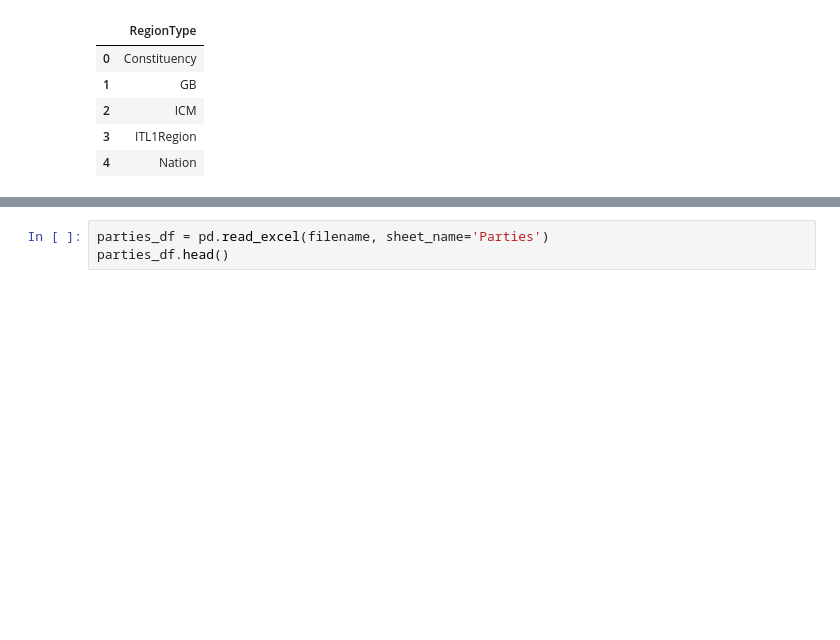
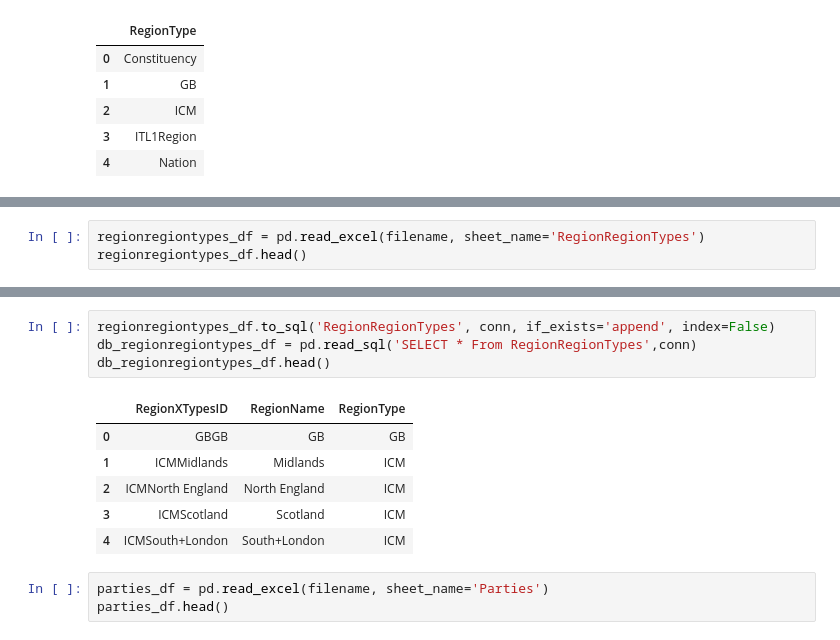
Before and after one commit to danielunderwood2292/Public, a Jupyter notebook: Elections/B_Insert_Initial_Info.ipynb, the cells around one changed output, grey strips where cells are left out. Drawn from its saved outputs; the diff is of its cells as text; blank space fills up the shorter version.

```diff
--- a/Elections/B_Insert_Initial_Info.ipynb
+++ b/Elections/B_Insert_Initial_Info.ipynb
@@ -75,0 +77,3 @@ db_regions_df.head()
+# %%
+regionregiontypes_df = pd.read_excel(filename, sheet_name='RegionRegionTypes')
+regionregiontypes_df.head()
@@ -76,3 +87,14 @@ db_regions_df.head()
+# %%
+regionregiontypes_df.to_sql('RegionRegionTypes', conn, if_exists='append', index=False)
+db_regionregiontypes_df = pd.read_sql('SELECT * From RegionRegionTypes',conn)
+db_regionregiontypes_df.head()
+# %% [output]
+|  | RegionXTypesID | RegionName | RegionType |
+| 0 | GBGB | GB | GB |
+| 1 | ICMMidlands | Midlands | ICM |
+| 2 | ICMNorth England | North England | ICM |
+| 3 | ICMScotland | Scotland | ICM |
+| 4 | ICMSouth+London | South+London | ICM |
 # %%
 parties_df = pd.read_excel(filename, sheet_name='Parties')
 parties_df.head()
```
Also changed, not shown: parts of 6 cells of this notebook.
